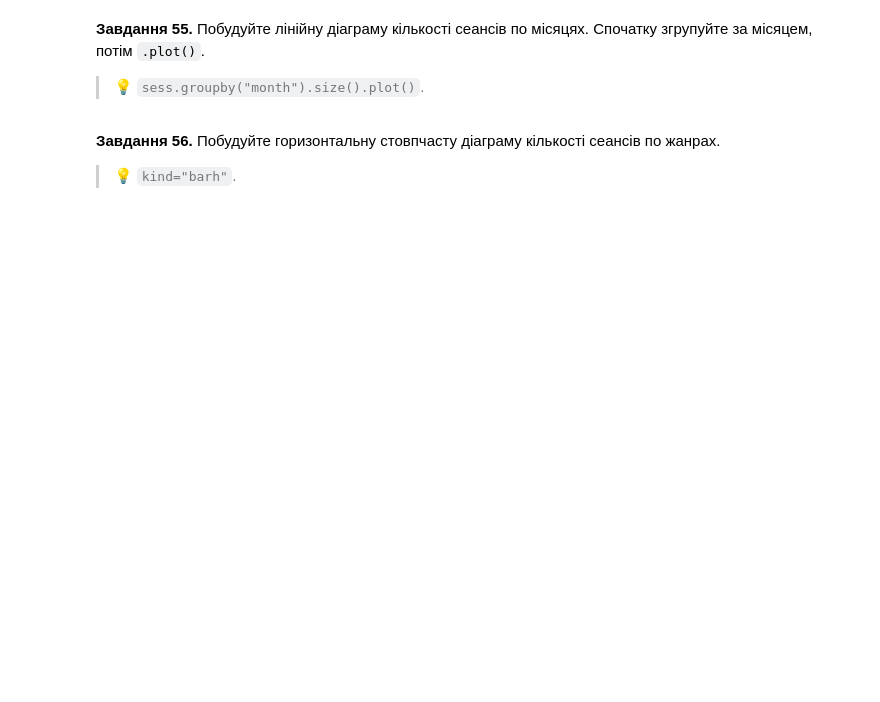
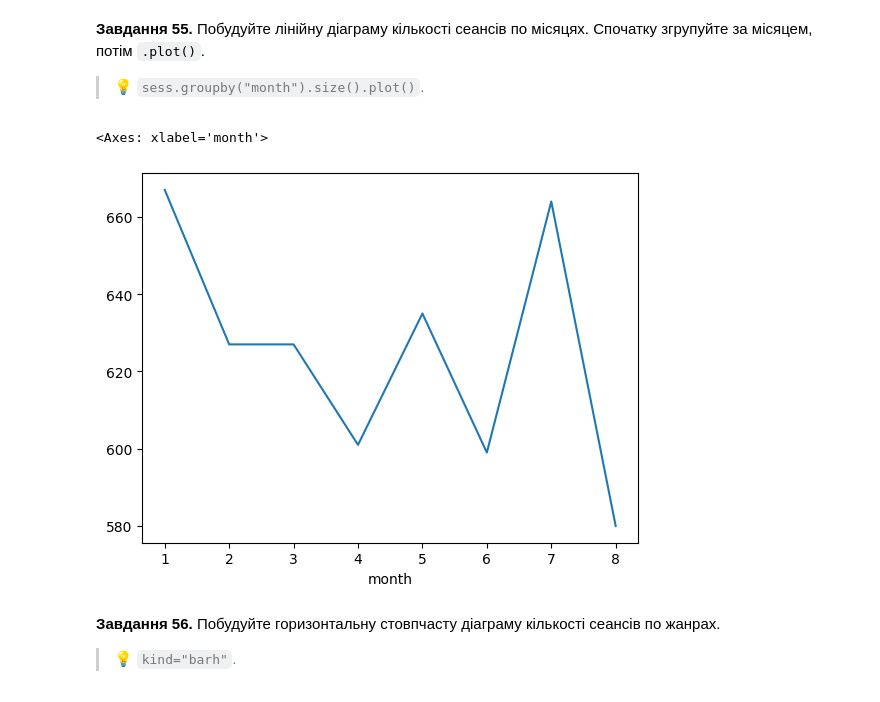
Before and after one commit to DymaStar/DTA_2026, a Jupyter notebook: HW/HW_DimaStar2905Nazar80_"pandas_viz_practice_ipynb".ipynb, the cells around one changed output. Drawn from its saved outputs; the diff is of its cells as text; code cells hidden in the pictures; blank space fills up the shorter version.

```diff
--- a/HW/HW_DimaStar2905Nazar80_"pandas_viz_practice_ipynb".ipynb
+++ b/HW/HW_DimaStar2905Nazar80_"pandas_viz_practice_ipynb".ipynb
@@ -1170,6 +1174,10 @@ plt.show()
 > 💡 `sess.groupby("month").size().plot()`.
 # %%
 # Завдання 55:
+sess.groupby("month").size().plot()
+# %% [output]
+<Axes: xlabel='month'>
+[figure, added]
 # %% [markdown]
 **Завдання 56.** Побудуйте горизонтальну стовпчасту діаграму кількості сеансів по жанрах.
 
```
Also changed, not shown: parts of 22 cells of this notebook.
